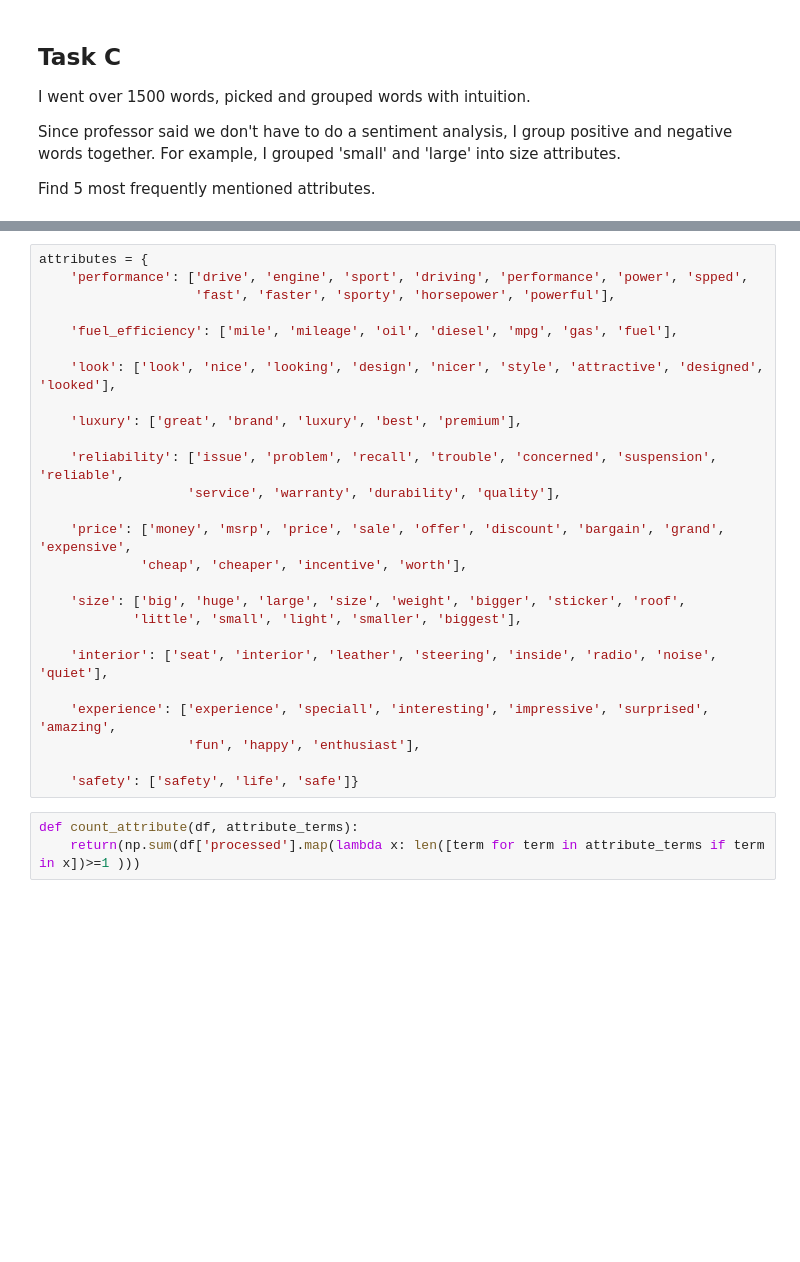
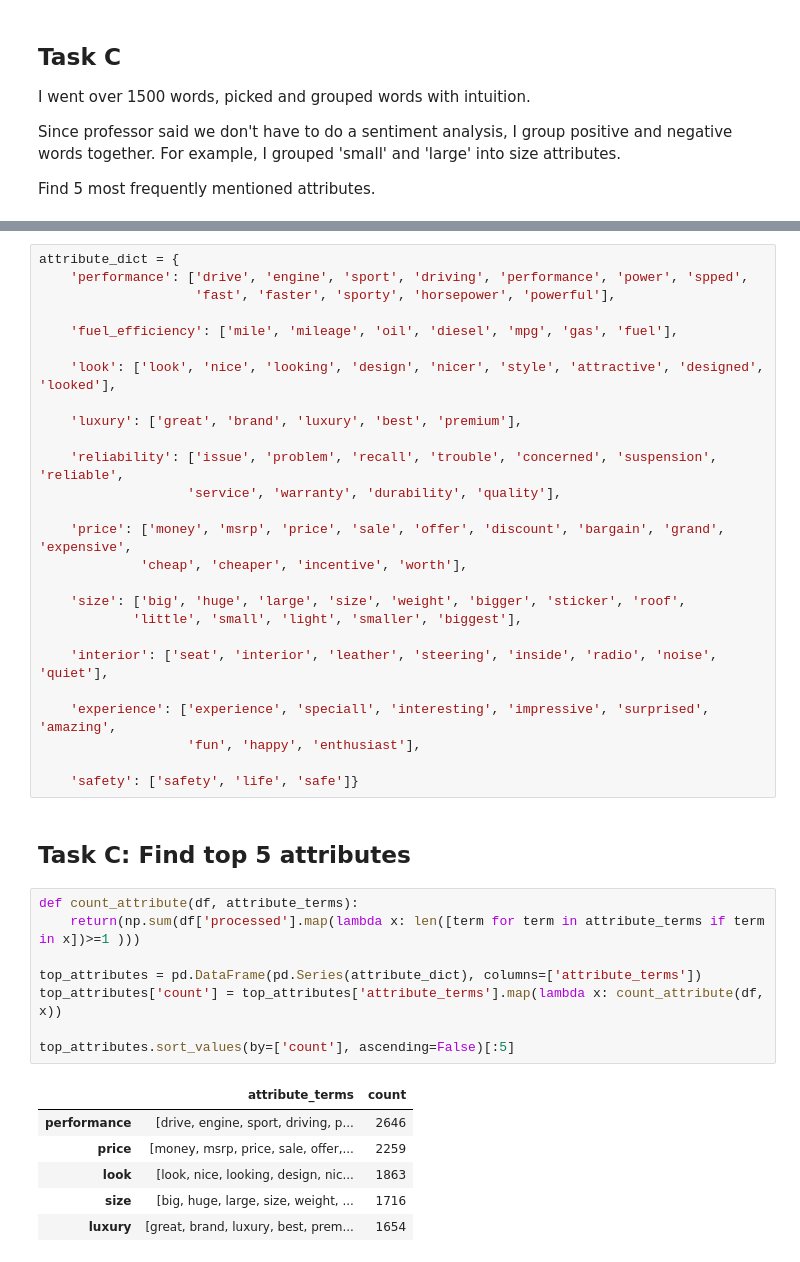
Before and after one commit to cdd6689/Twitter-Politics-Text-Analytics-project-, a Jupyter notebook: HW/HW1/HW1_notebook_matthew.ipynb, the cells around one changed output, grey strips where cells are left out. Drawn from its saved outputs; the diff is of its cells as text; blank space fills up the shorter version.

```diff
--- a/HW/HW1/HW1_notebook_matthew.ipynb
+++ b/HW/HW1/HW1_notebook_matthew.ipynb
@@ -311,7 +341,7 @@ felt               128
 faster             127
 dtype: int64
 # %%
-attributes = {
+attribute_dict = {
     'performance': ['drive', 'engine', 'sport', 'driving', 'performance', 'power', 'spped',
                     'fast', 'faster', 'sporty', 'horsepower', 'powerful'],
 
@@ -336,6 +366,20 @@ attributes = {
                    'fun', 'happy', 'enthusiast'],
 
     'safety': ['safety', 'life', 'safe']}
+# %% [markdown]
+## Task C: Find top 5 attributes
 # %%
 def count_attribute(df, attribute_terms):
     return(np.sum(df['processed'].map(lambda x: len([term for term in attribute_terms if term in x])>=1 )))
+
+top_attributes = pd.DataFrame(pd.Series(attribute_dict), columns=['attribute_terms'])
+top_attributes['count'] = top_attributes['attribute_terms'].map(lambda x: count_attribute(df, x))
+
+top_attributes.sort_values(by=['count'], ascending=False)[:5]
+# %% [output]
+|  | attribute_terms | count |
+| performance | [drive, engine, sport, driving, p... | 2646 |
+| price | [money, msrp, price, sale, offer,... | 2259 |
+| look | [look, nice, looking, design, nic... | 1863 |
+| size | [big, huge, large, size, weight, ... | 1716 |
+| luxury | [great, brand, luxury, best, prem... | 1654 |
```
Also changed, not shown: parts of 23 cells of this notebook.
